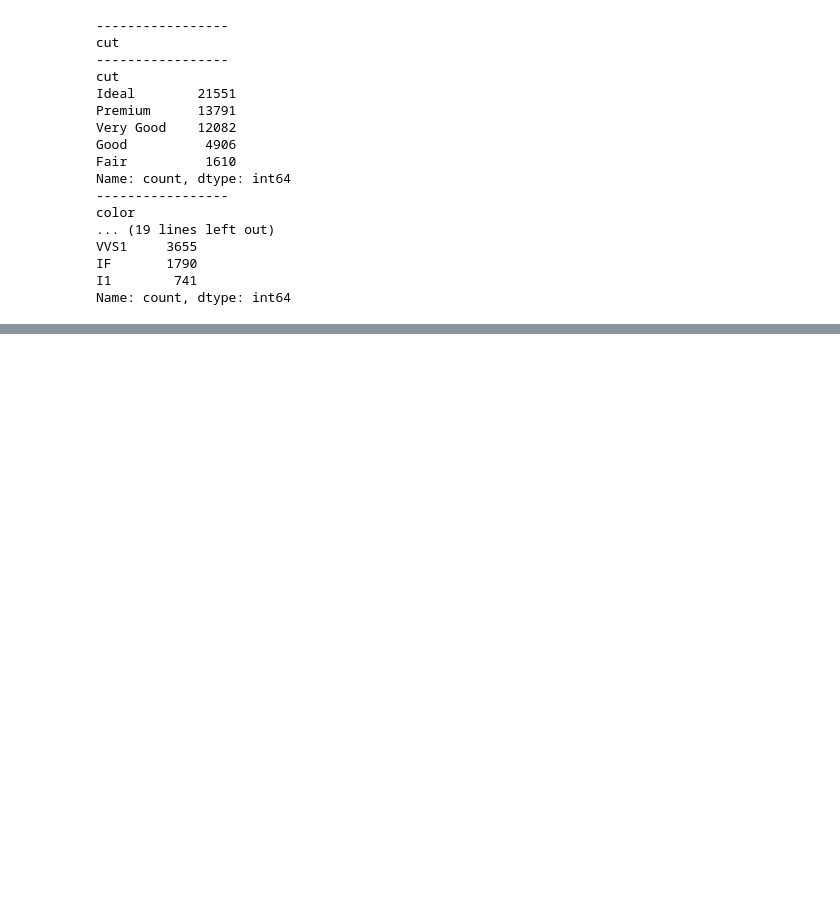
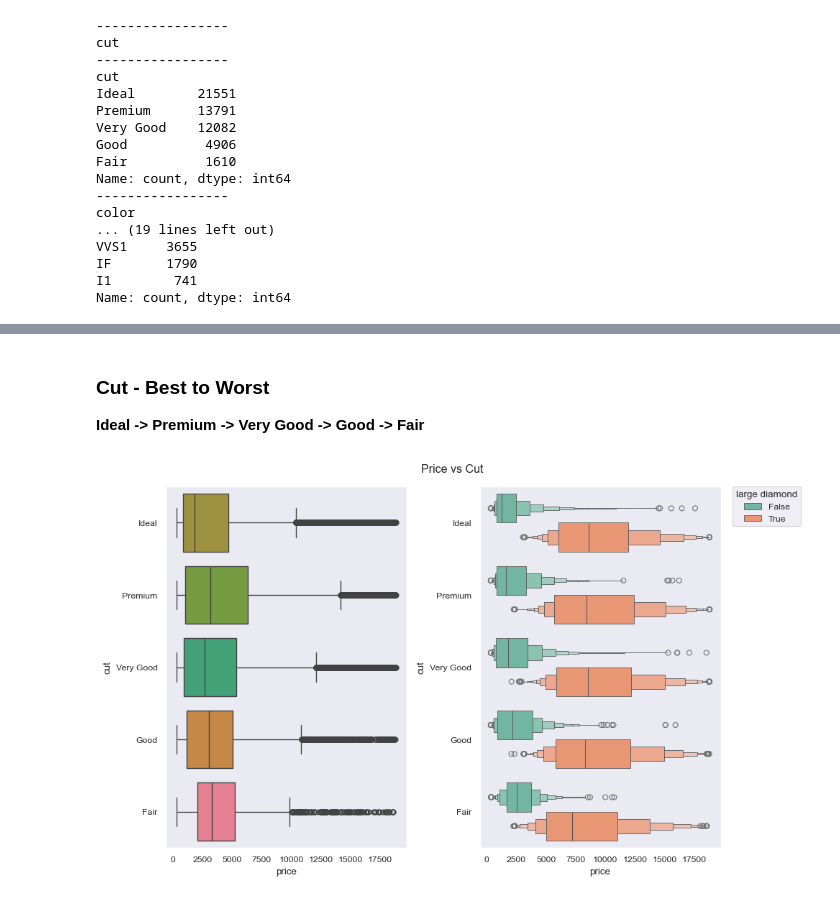
Before and after one commit to TeslimAdeyanju/4-Portfolio-SDS-CP023-diamond-price-predictor, a Jupyter notebook: submissions-team/reema-raghava/data-analysis.ipynb, the cells around one changed output, grey strips where cells are left out. Drawn from its saved outputs; the diff is of its cells as text; code cells hidden in the pictures; blank space fills up the shorter version.

```diff
--- a/submissions-team/reema-raghava/data-analysis.ipynb
+++ b/submissions-team/reema-raghava/data-analysis.ipynb
@@ -174,0 +203,19 @@ dataset.describe()
+# %% [markdown]
+### **Cut - Best to Worst**
+**Ideal -> Premium -> Very Good -> Good -> Fair**
+# %%
+cut_order = ['Ideal', 'Premium', 'Very Good', 'Good', 'Fair']
+plt.figure(figsize=(10,6))
+
+plt.subplot(1,2,1)
+sns.boxplot(data = dataset, x = 'price', y = 'cut', order = cut_order, hue = 'cut')
+
+plt.subplot(1,2,2)
+sns.boxenplot(data=dataset, x='price', y='cut', order = cut_order, legend='auto', hue = large_diamond, palette = 'Set2')
+plt.legend(bbox_to_anchor=(1.05, 1),loc='upper left', borderaxespad=0., title = 'large diamond')
+
+plt.suptitle('Price vs Cut')
+plt.tight_layout()
+plt.show()
+# %% [output]
+[figure, added]
```
Also changed, not shown: parts of 43 cells of this notebook, 1 other file.
